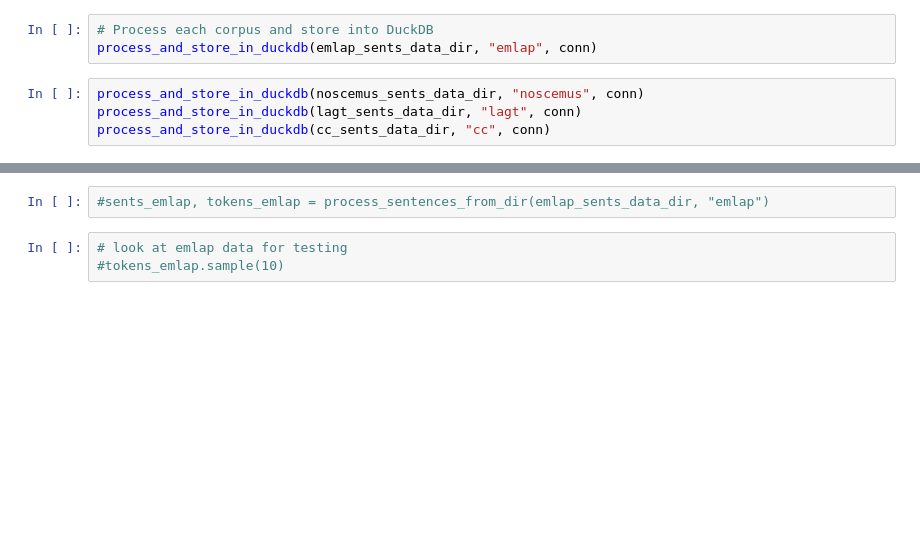
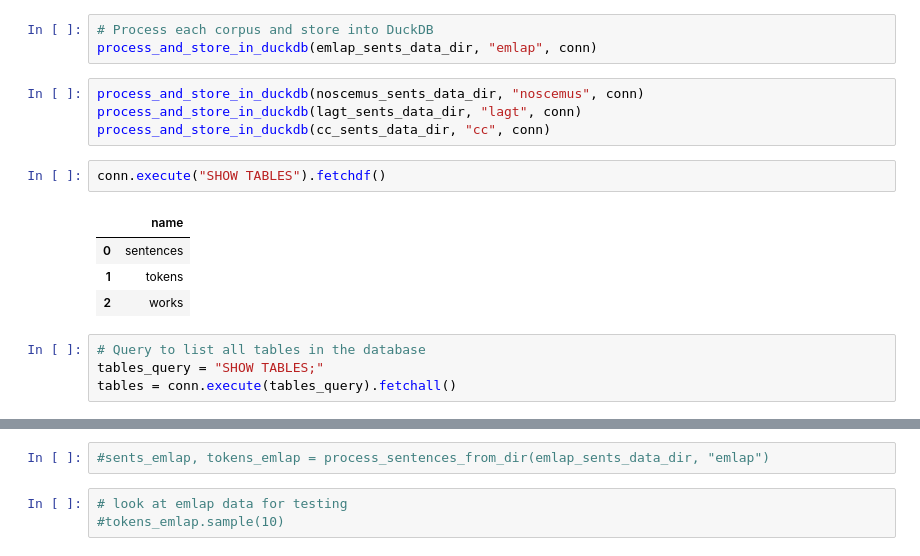
Before and after one commit to CCS-ZCU/GreLa, a Jupyter notebook: scripts/database-building.ipynb, the cells around one changed output, grey strips where cells are left out. Cells and saved outputs as stored; diff of their text form; blank space fills up the shorter version.

```diff
--- a/scripts/database-building.ipynb
+++ b/scripts/database-building.ipynb
@@ -155,3 +170,14 @@ process_and_store_in_duckdb(emlap_sents_data_dir, "emlap", conn)
 process_and_store_in_duckdb(noscemus_sents_data_dir, "noscemus", conn)
 process_and_store_in_duckdb(lagt_sents_data_dir, "lagt", conn)
 process_and_store_in_duckdb(cc_sents_data_dir, "cc", conn)
+# %%
+conn.execute("SHOW TABLES").fetchdf()
+# %% [output]
+|  | name |
+| 0 | sentences |
+| 1 | tokens |
+| 2 | works |
+# %%
+# Query to list all tables in the database
+tables_query = "SHOW TABLES;"
+tables = conn.execute(tables_query).fetchall()
```
Also changed, not shown: parts of 3 cells of this notebook, 2 other files.
